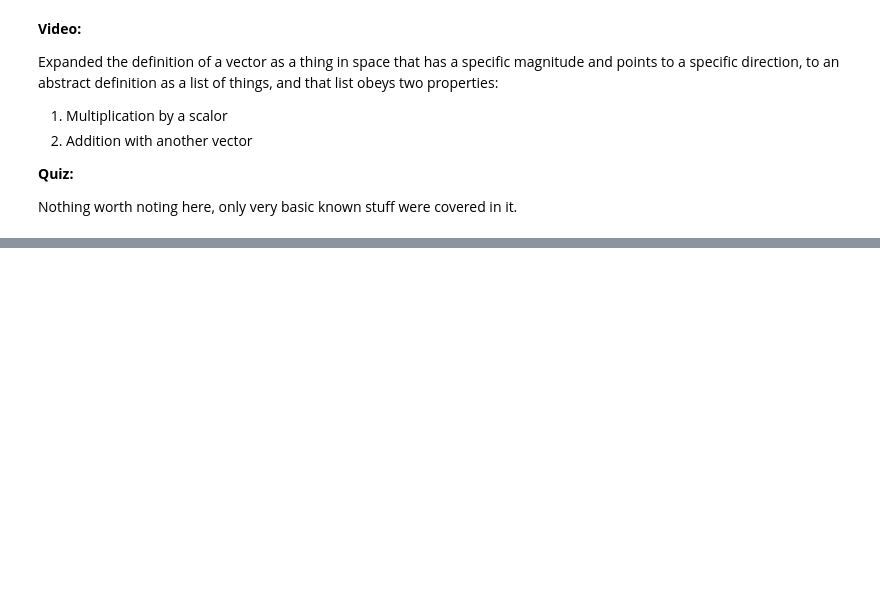
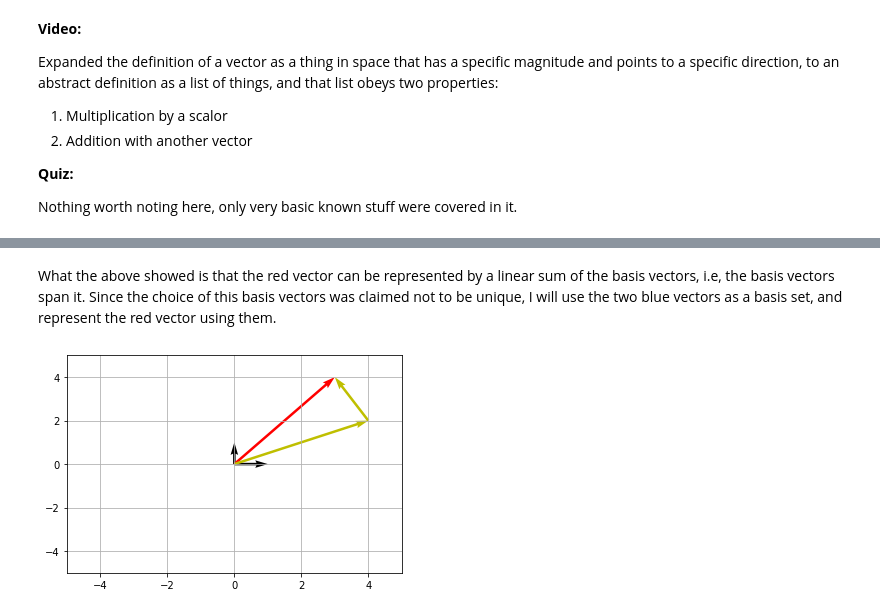
Before and after one commit to HashemRawashdeh/Study, a Jupyter notebook: Data Science/Online Cources/Mathematics For Machine Learning/MML Course.ipynb, the cells around one changed output, grey strips where cells are left out. Drawn from its saved outputs; the diff is of its cells as text; code cells hidden in the pictures; blank space fills up the shorter version.

```diff
--- a/Data Science/Online Cources/Mathematics For Machine Learning/MML Course.ipynb
+++ b/Data Science/Online Cources/Mathematics For Machine Learning/MML Course.ipynb
@@ -93,0 +196,16 @@ Nothing worth noting here, only very basic known stuff were covered in it.
+# %% [markdown]
+What the above showed is that the red vector can be represented by a linear sum of the basis vectors, i.e, the basis vectors span it. Since the choice of this basis vectors was claimed not to be unique, I will use the two blue vectors as a basis set, and represent the red vector using them.
+# %%
+# Vector projecting the red vector onto the blue vectors:
+
+red = np.array([3,4])
+shorter_blue = np.array([2,1])
+longer_blue = np.array([-2,4])
+
+proj_short = (np.dot(red,shorter_blue) * shorter_blue) / (np.linalg.norm(shorter_blue)**2)
+proj_long = (np.dot(red,longer_blue) * longer_blue) / (np.linalg.norm(longer_blue)**2)
+
+draw_vector(0,0,[1,0],'k',0,0,[0,1],'k', 0,0,[3,4], 'r',0,0,[proj_short[0],proj_short[1]],'y',
+            proj_short[0],proj_short[1],[proj_long[0],proj_long[1]],'y')
+# %% [output]
+[figure, added]
```
Also changed, not shown: parts of 50 cells of this notebook, 1 other file.
